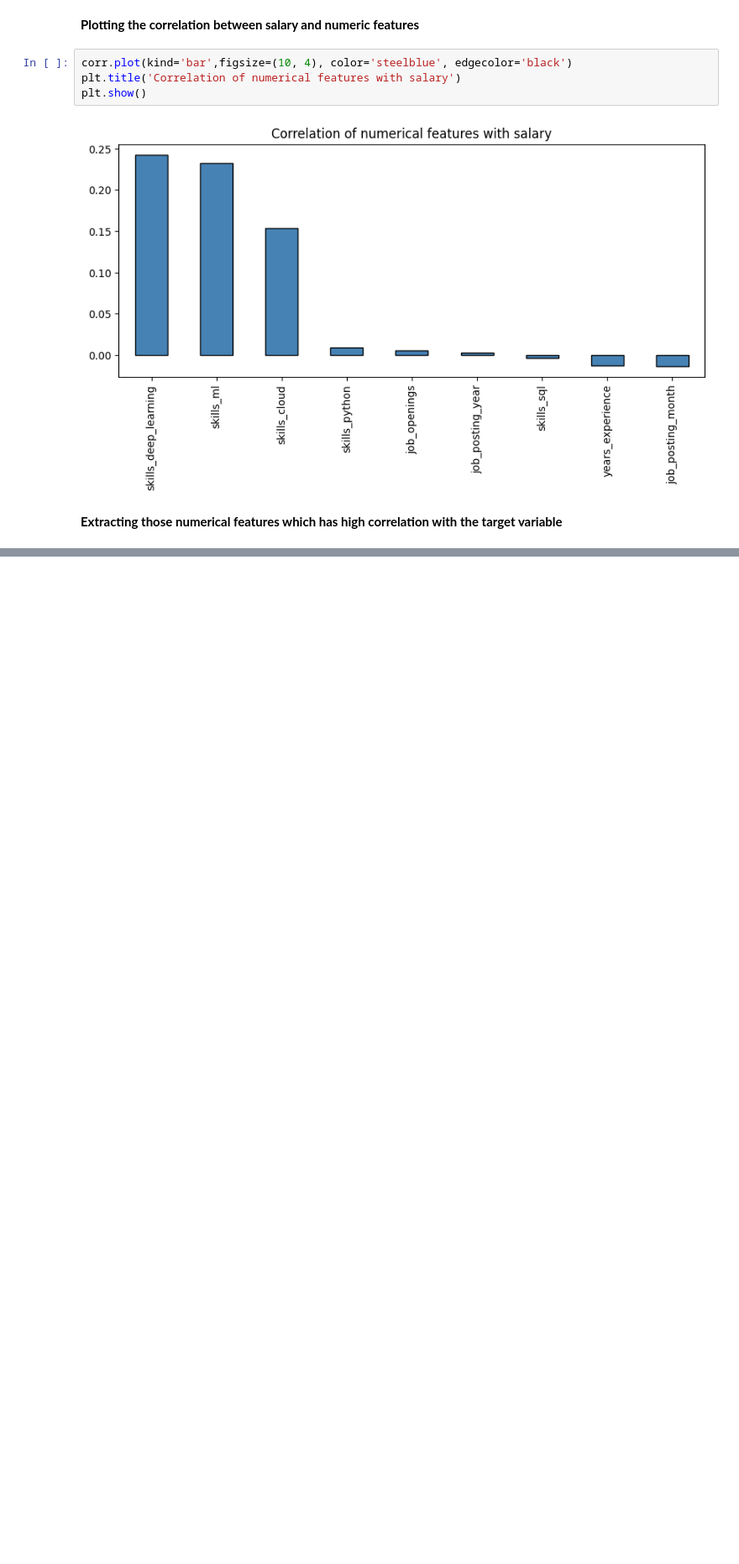
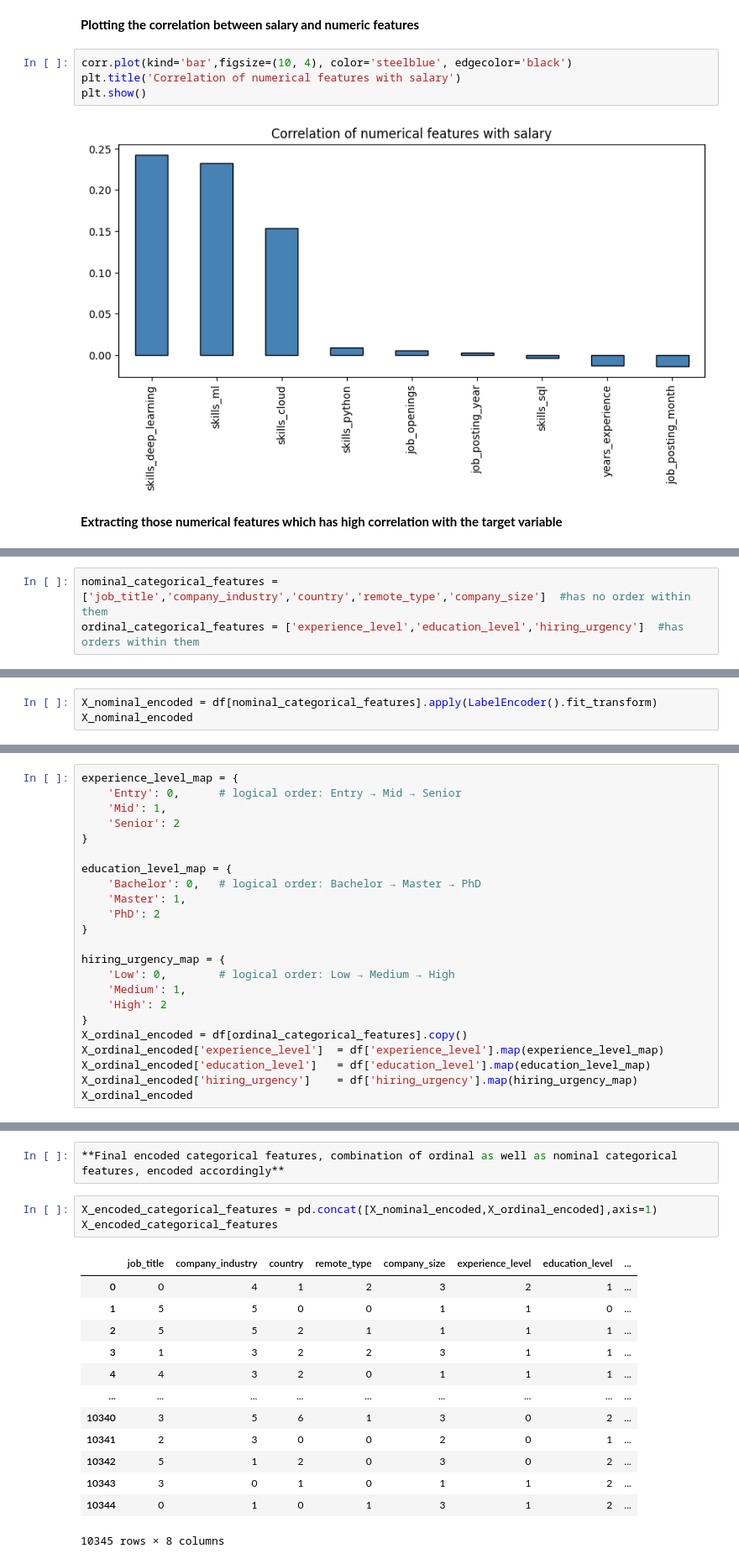
Before and after one commit to AsokTamang/Data_science, a Jupyter notebook: notebook/EDA.ipynb, the cells around one changed output, grey strips where cells are left out. Shown at 84% size. Cells and saved outputs as stored; diff of their text form; blank space fills up the shorter version.

```diff
--- a/notebook/EDA.ipynb
+++ b/notebook/EDA.ipynb
@@ -253,0 +275,3 @@ strong_numeric_features
+# %%
+nominal_categorical_features = ['job_title','company_industry','country','remote_type','company_size']  #has no order within them
+ordinal_categorical_features = ['experience_level','education_level','hiring_urgency']  #has orders within them
@@ -253,0 +280,3 @@ strong_numeric_features
+# %%
+X_nominal_encoded = df[nominal_categorical_features].apply(LabelEncoder().fit_transform)
+X_nominal_encoded
@@ -253,0 +310,23 @@ strong_numeric_features
+# %%
+experience_level_map = {
+    'Entry': 0,      # logical order: Entry → Mid → Senior
+    'Mid': 1,
+    'Senior': 2
+}
+
+education_level_map = {
+    'Bachelor': 0,   # logical order: Bachelor → Master → PhD
+    'Master': 1,
+    'PhD': 2
+}
+
+hiring_urgency_map = {
+    'Low': 0,        # logical order: Low → Medium → High
+    'Medium': 1,
+    'High': 2
+}
+X_ordinal_encoded = df[ordinal_categorical_features].copy()
+X_ordinal_encoded['experience_level']  = df['experience_level'].map(experience_level_map)
+X_ordinal_encoded['education_level']   = df['education_level'].map(education_level_map)
+X_ordinal_encoded['hiring_urgency']    = df['hiring_urgency'].map(hiring_urgency_map)
+X_ordinal_encoded
@@ -253,0 +347,19 @@ strong_numeric_features
+# %%
+**Final encoded categorical features, combination of ordinal as well as nominal categorical features, encoded accordingly**
+# %%
+X_encoded_categorical_features = pd.concat([X_nominal_encoded,X_ordinal_encoded],axis=1)
+X_encoded_categorical_features
+# %% [output]
+|  | job_title | company_industry | country | remote_type | company_size | experience_level | education_level | ... |
+| 0 | 0 | 4 | 1 | 2 | 3 | 2 | 1 | ... |
+| 1 | 5 | 5 | 0 | 0 | 1 | 1 | 0 | ... |
+| 2 | 5 | 5 | 2 | 1 | 1 | 1 | 1 | ... |
+| 3 | 1 | 3 | 2 | 2 | 3 | 1 | 1 | ... |
+| 4 | 4 | 3 | 2 | 0 | 1 | 1 | 1 | ... |
+| ... | ... | ... | ... | ... | ... | ... | ... | ... |
+| 10340 | 3 | 5 | 6 | 1 | 3 | 0 | 2 | ... |
+| 10341 | 2 | 3 | 0 | 0 | 2 | 0 | 1 | ... |
+| 10342 | 5 | 1 | 2 | 0 | 3 | 0 | 2 | ... |
+| 10343 | 3 | 0 | 1 | 0 | 1 | 1 | 2 | ... |
+| 10344 | 0 | 1 | 0 | 1 | 3 | 1 | 2 | ... |
+10345 rows × 8 columns
```
Also changed, not shown: parts of 16 cells of this notebook.
